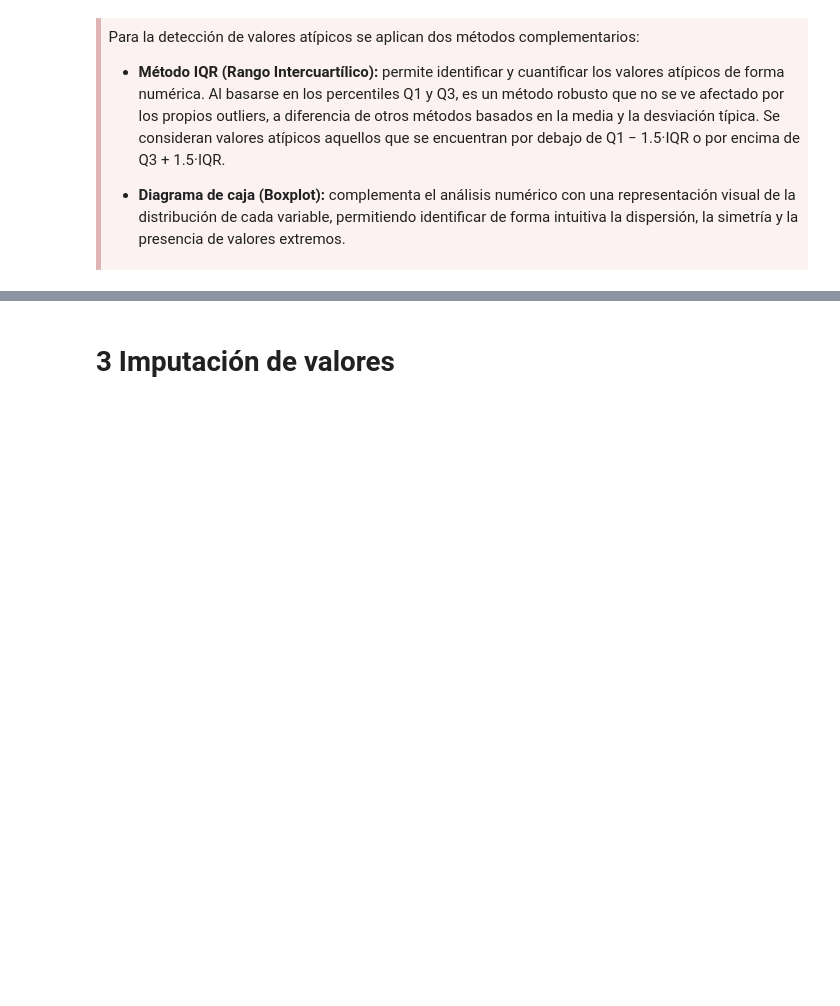
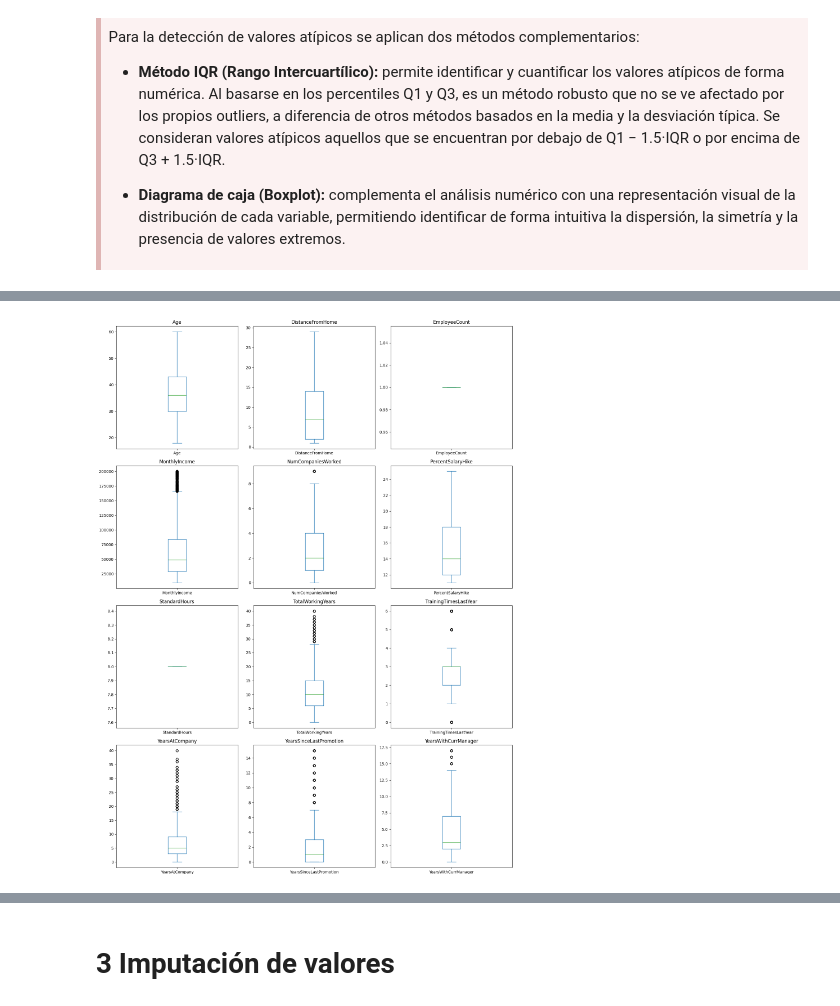
Before and after one commit to sangoumr/People_Analitics, a Jupyter notebook: EDA.ipynb, the cells around one changed output, grey strips where cells are left out. Cells and saved outputs as stored; diff of their text form; code cells hidden in the pictures; blank space fills up the shorter version.

```diff
--- a/EDA.ipynb
+++ b/EDA.ipynb
@@ -473,4 +473,8 @@ Los valores se encuentran dentro de los rangos esperados según el diccionario d
 </div>
+# %%
+# Eliminamos la columna Over18 ya que todos los empleados son mayores de edad
+# y no aporta información al análisis
+dataframes["general"] = dataframes["general"].drop(columns=["Over18"])
 # %% [markdown]
 # 2 Valores atípicos
 # %% [markdown]
@@ -516,11 +533,14 @@ NameError: name 'dataframes' is not defined
 # %%
 import matplotlib.pyplot as plt
 
-fig, axes = plt.subplots(nrows=len(cols_int_general) // 3 + 1, ncols=3, figsize=(15, 20))
+# Diagrama de caja (Boxplot) para cada variable numérica del fichero general
+fig, axes = plt.subplots(nrows=len(cols_int_general) // 4 + 1, ncols=3, figsize=(15, 20))
 axes = axes.flatten()
 
 for i, col in enumerate(cols_int_general):
     dataframes["general"][col].plot(kind="box", ax=axes[i], title=col)
 
 plt.tight_layout()
 plt.show()
+# %% [output]
+[figure, added]
```
Also changed, not shown: parts of 9 cells of this notebook.
